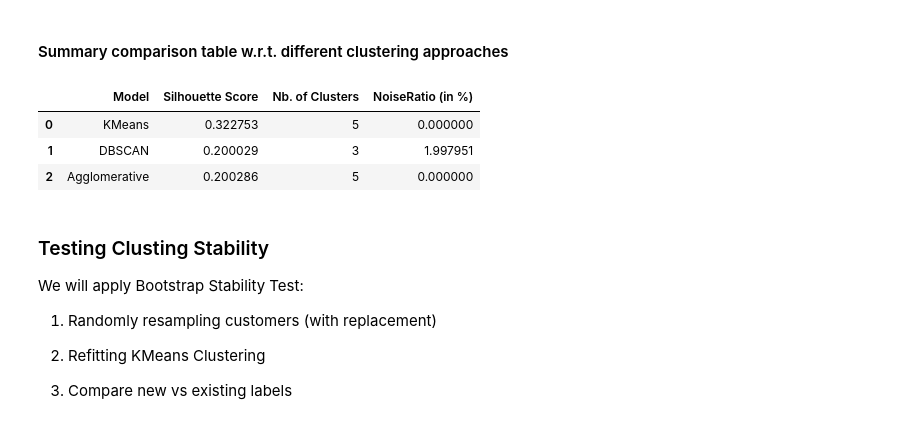
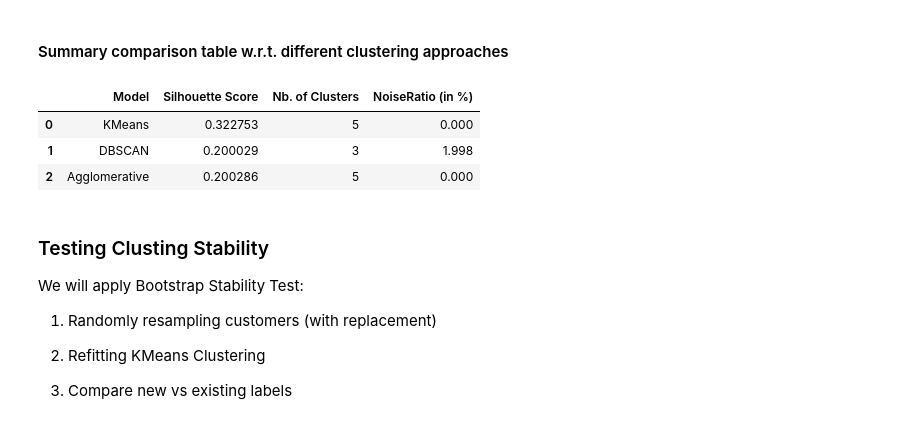
Before and after one commit to gorkemyencak/online-retail-clustering, a Jupyter notebook: main.ipynb, the cells around one changed output. Drawn from its saved outputs; the diff is of its cells as text; code cells hidden in the pictures.

```diff
--- a/main.ipynb
+++ b/main.ipynb
@@ -839,33 +830,33 @@ plt.show()
 # %%
 comparison = pd.DataFrame({
     'Model': [
         'KMeans',
         'DBSCAN',
         'Agglomerative'
     ],
     'Silhouette Score': [
         silhouette_kmeans,
         silhouette_dbscan,
         silhouette_agglo
     ],
     'Nb. of Clusters': [
         labels_kmeans.nunique(),
         len(set(labels_dbscan)) - (1 if -1 in set(labels_dbscan) else 0),
         len(set(labels_agglo))
     ],
     'NoiseRatio (in %)': [
         0,
         100*((labels_dbscan == -1).sum() / labels_dbscan.shape[0]),
         0
     ]
 })
-#comparison['NoiseRatio (in %)'] = comparison['NoiseRatio (in %)'].round(4)
+comparison['NoiseRatio (in %)'] = comparison['NoiseRatio (in %)'].round(4)
 comparison
 # %% [output]
 |  | Model | Silhouette Score | Nb. of Clusters | NoiseRatio (in %) |
-| 0 | KMeans | 0.322753 | 5 | 0.000000 |
-| 1 | DBSCAN | 0.200029 | 3 | 1.997951 |
-| 2 | Agglomerative | 0.200286 | 5 | 0.000000 |
+| 0 | KMeans | 0.322753 | 5 | 0.000 |
+| 1 | DBSCAN | 0.200029 | 3 | 1.998 |
+| 2 | Agglomerative | 0.200286 | 5 | 0.000 |
 # %% [markdown]
 ### Testing Clusting Stability
 
```
Also changed, not shown: parts of 18 cells of this notebook.
